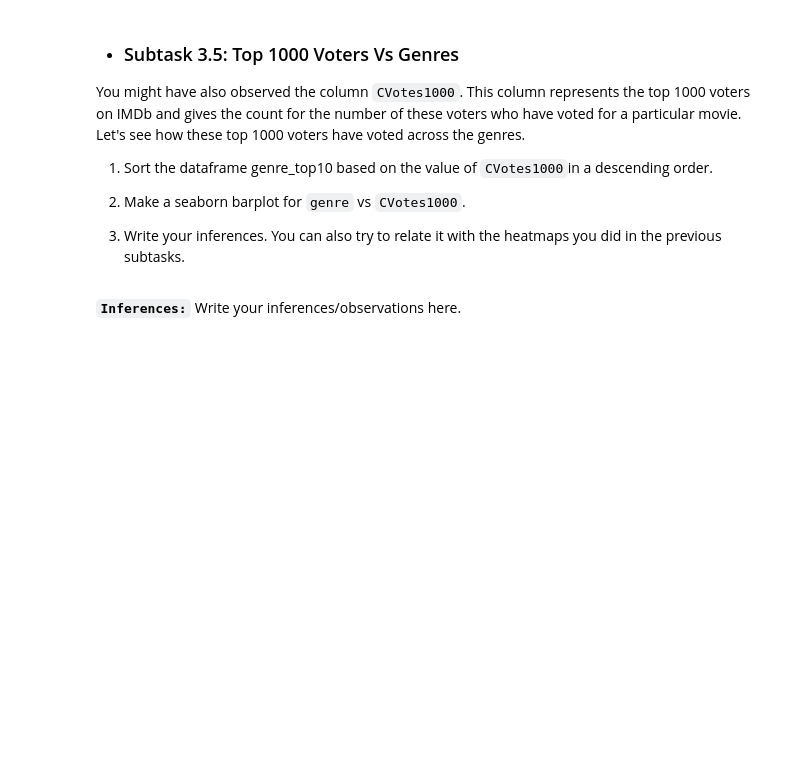
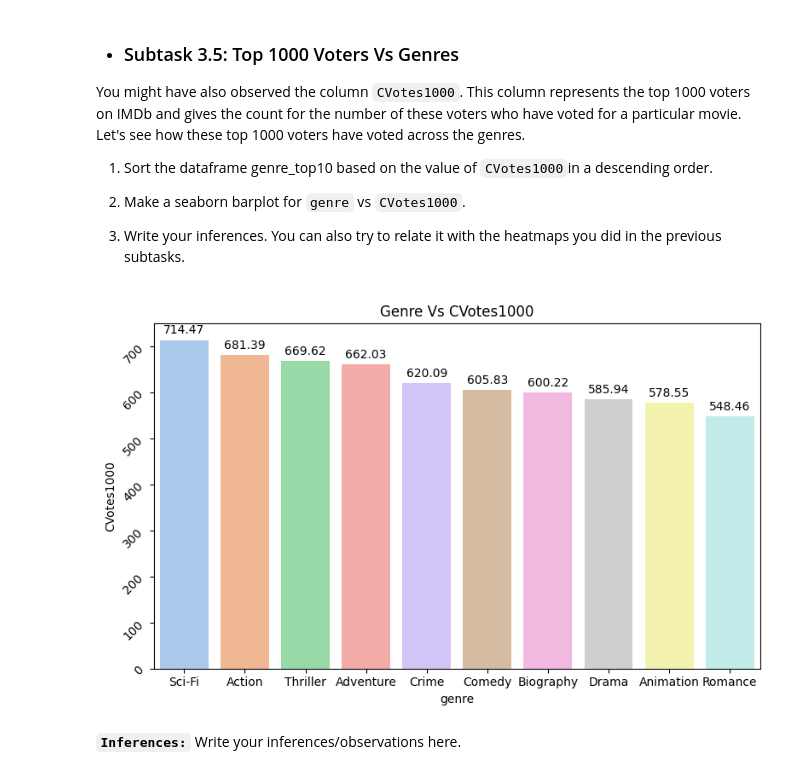
Before and after one commit to Rajesh2015/Logicmojo-AI-ML-Sept25-radash, a Jupyter notebook: EDA/IMDb+Movie+Assignment.ipynb, the cells around one changed output. Cells and saved outputs as stored; diff of their text form; code cells hidden in the pictures; blank space fills up the shorter version.

```diff
--- a/EDA/IMDb+Movie+Assignment.ipynb
+++ b/EDA/IMDb+Movie+Assignment.ipynb
@@ -668,3 +777,4 @@ You might have also observed the column `CVotes1000`. This column represents the
 3. Write your inferences. You can also try to relate it with the heatmaps you did in the previous subtasks.
 # %%
 # Sorting by CVotes1000
+genre_top10_sorted=genre_top10.sort_values('CVotes1000',ascending=False)
@@ -673,3 +781,9 @@ You might have also observed the column `CVotes1000`. This column represents the
+# %%
+# Bar plot
+plt=plot_barplot(df=genre_top10_sorted,x="genre",y='CVotes1000',title='Genre Vs CVotes1000',xlabel='genre',ylabel='CVotes1000')
+plt.show()
+# %% [output]
+[figure, added]
 # %% [markdown]
 **`Inferences:`** Write your inferences/observations here.
 # %% [markdown]
```
Also changed, not shown: parts of 9 cells of this notebook.
